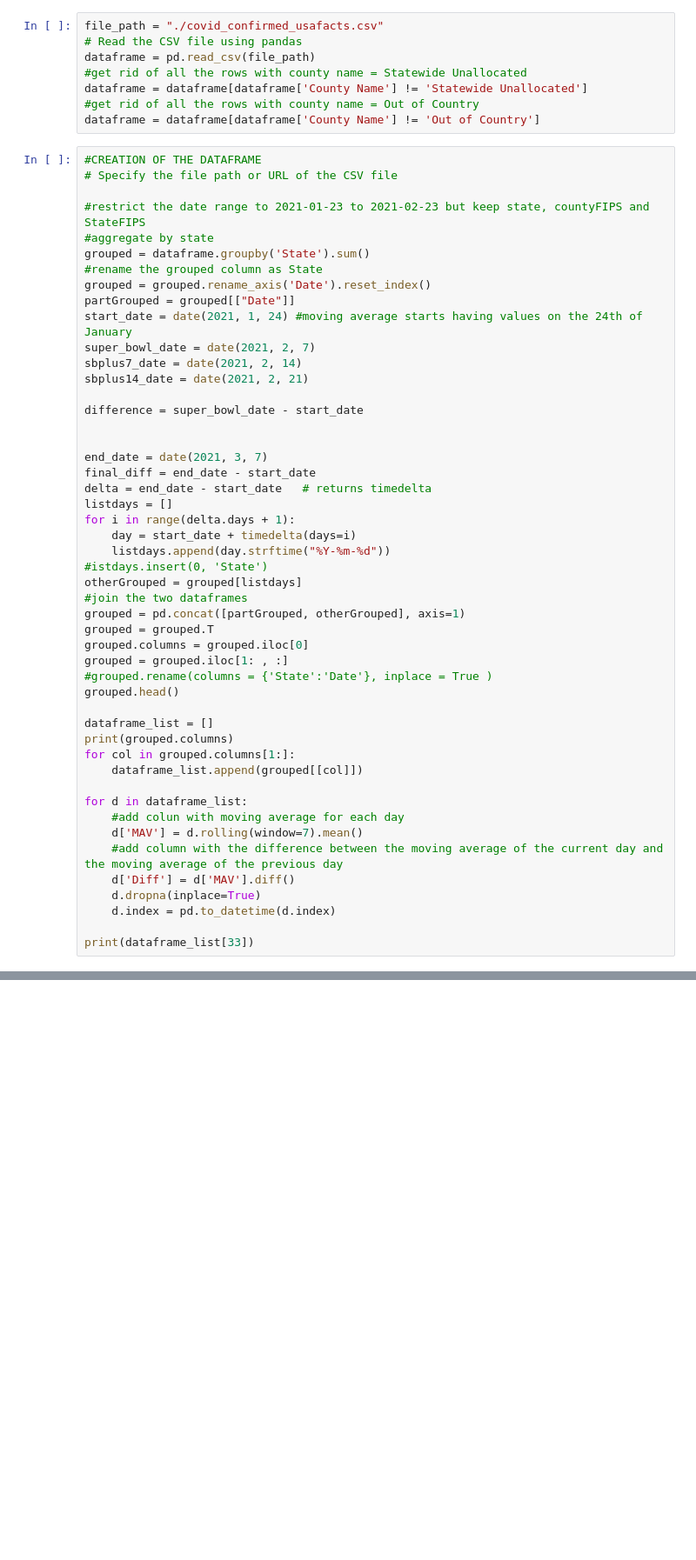
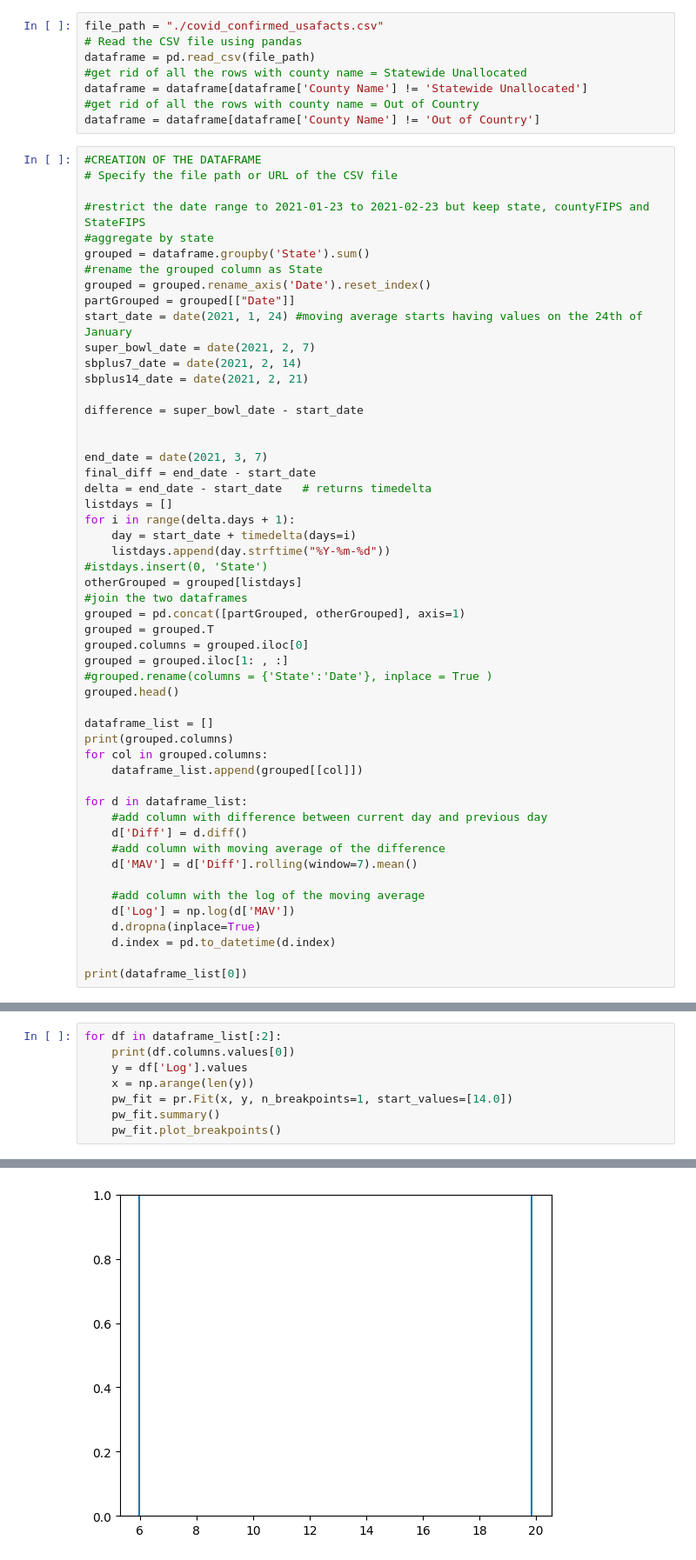
Before and after one commit to Toyok1/HDS_Super_Bowl_COVID, a Jupyter notebook: main.ipynb, the cells around one changed output, grey strips where cells are left out. Shown at 87% size. Drawn from its saved outputs; the diff is of its cells as text; blank space fills up the shorter version.

```diff
--- a/main.ipynb
+++ b/main.ipynb
@@ -57,18 +65,21 @@ grouped.head()
 
 dataframe_list = []
 print(grouped.columns)
-for col in grouped.columns[1:]:
+for col in grouped.columns:
     dataframe_list.append(grouped[[col]])
 
 for d in dataframe_list:
-    #add colun with moving average for each day
-    d['MAV'] = d.rolling(window=7).mean()
-    #add column with the difference between the moving average of the current day and the moving average of the previous day
-    d['Diff'] = d['MAV'].diff()
+    #add column with difference between current day and previous day
+    d['Diff'] = d.diff()
+    #add column with moving average of the difference
+    d['MAV'] = d['Diff'].rolling(window=7).mean()
+
+    #add column with the log of the moving average
+    d['Log'] = np.log(d['MAV'])
     d.dropna(inplace=True)
     d.index = pd.to_datetime(d.index)
 
-print(dataframe_list[33])
+print(dataframe_list[0])
 # %% [output]
 Index(['AK', 'AL', 'AR', 'AZ', 'CA', 'CO', 'CT', 'DC', 'DE', 'FL', 'GA', 'HI',
        'IA', 'ID', 'IL', 'IN', 'KS', 'KY', 'LA', 'MA', 'MD', 'ME', 'MI', 'MN',
@@ -104,3 +115,12 @@ A value is trying to be set on a copy of a slice from a DataFrame
 
 See the caveats in the documentation: https://pandas.pydata.org/pandas-docs/stable/user_guide/indexing.html#returning-a-view-versus-a-copy
   d.dropna(inplace=True)
+# %%
+for df in dataframe_list[:2]:
+    print(df.columns.values[0])
+    y = df['Log'].values
+    x = np.arange(len(y))
+    pw_fit = pr.Fit(x, y, n_breakpoints=1, start_values=[14.0])
+    pw_fit.summary()
+    pw_fit.plot_breakpoints()
+# %% [output]
@@ -106,0 +144 @@ See the caveats in the documentation: https://pandas.pydata.org/pandas-docs/stab
+[figure, added]
```
Also changed, not shown: parts of 9 cells of this notebook, 56 other files.
